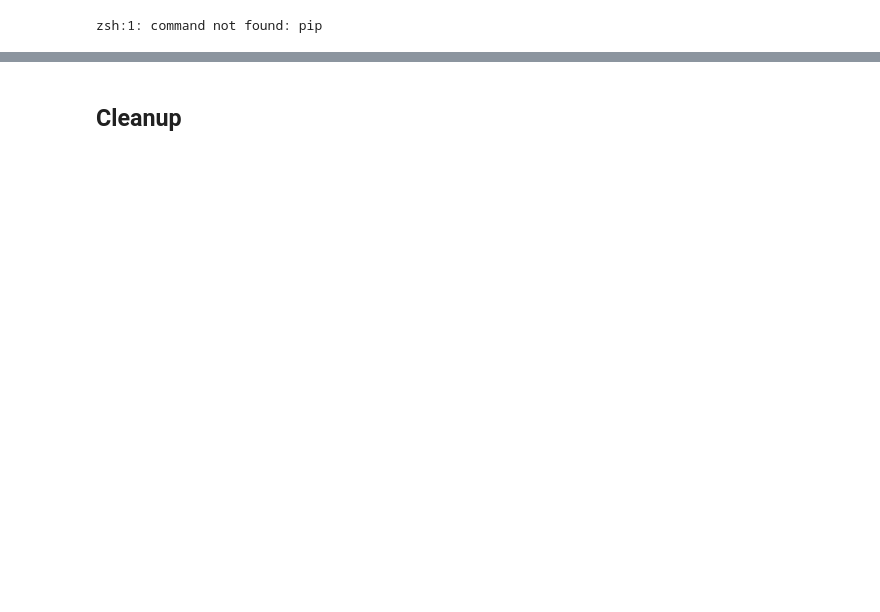
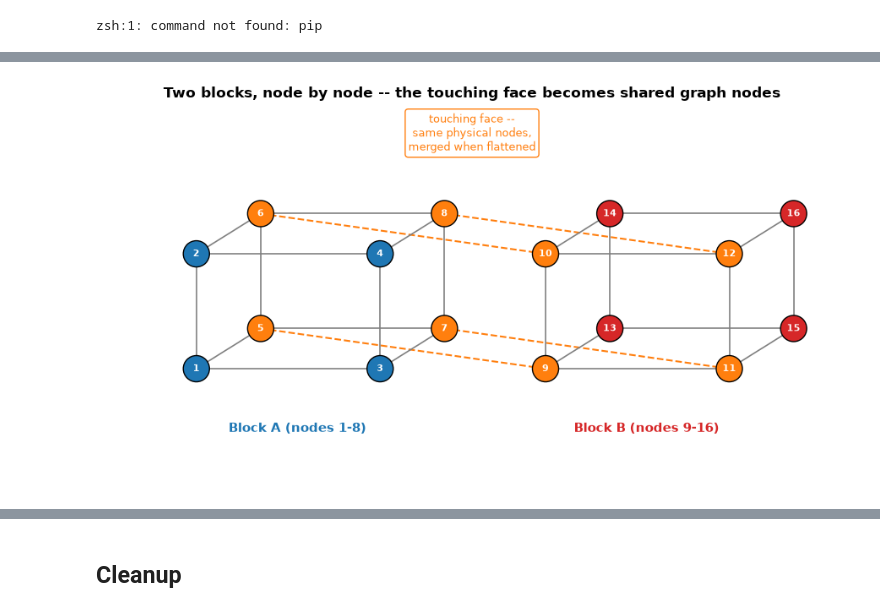
Before and after one commit to nasa/Plot3D_utilities, a Jupyter notebook: colab/Plot3D_Flatten.ipynb, the cells around one changed output, grey strips where cells are left out. Saved outputs shown, nothing was run; the diff lists cells and outputs as text; code cells hidden in the pictures; blank space fills up the shorter version.

```diff
--- a/colab/Plot3D_Flatten.ipynb
+++ b/colab/Plot3D_Flatten.ipynb
@@ -1502,17 +31,0 @@ Periodic cells are just neighbors in this graph -- the solver rotates the flux a
-# %%
-# Nodes carry BC info too: `point_bc_type` (decoded by `bc_type_legend`)
-# and the surface-membership CSR `point_surf_off`/`point_surf_ids`.
-rotating_code = [code for code, name in fmesh.bc_type_legend.items()
-                 if name == "rotating_wall"][0]
-node = int(np.nonzero(fmesh.point_bc_type == rotating_code)[0][0])
-print(f"node {node} is a {fmesh.bc_type_legend[rotating_code]!r} "
-      f"(point_bc_type={rotating_code}) -- the hub we just made rotate")
-
-boundary_node = int(np.nonzero(fmesh.point_surf_off[1:] > fmesh.point_surf_off[:-1])[0][0])
-lo, hi = int(fmesh.point_surf_off[boundary_node]), int(fmesh.point_surf_off[boundary_node + 1])
-member_ids = fmesh.point_surf_ids[lo:hi].tolist()
-print(f"node {boundary_node} belongs to surface id(s) {member_ids} "
-      f"({[fmesh.surface_ids[s] for s in member_ids]})")
-
-print("\nboundary_conditions (resolved physics per surface id):")
-pp.pprint(fmesh.boundary_conditions)
@@ -1641,0 +70,62 @@ block-level description the solver expands from.
+# %%
+def cube_graph(base_id, x_origin, color):
+    """8 corner nodes of a unit cube, id = base_id + 4*i + 2*j + k + 1,
+    laid out with a slight (i-axis) skew so the cube reads as 3D on a flat
+    2D plot. Returns the graph, its node positions, and the two node id
+    lists for the i=0 and i=1 faces (the ones that can touch a neighbor)."""
+    G = nx.Graph()
+    pos, ids = {}, {}
+    for i in (0, 1):
+        for j in (0, 1):
+            for k in (0, 1):
+                nid = base_id + 4 * i + 2 * j + k + 1
+                ids[(i, j, k)] = nid
+                pos[nid] = (x_origin + j + 0.35 * i, k + 0.35 * i)
+                G.add_node(nid)
+    for i in (0, 1):
+        for j in (0, 1):
+            for k in (0, 1):
+                for di, dj, dk in [(1, 0, 0), (0, 1, 0), (0, 0, 1)]:
+                    ii, jj, kk = i + di, j + dj, k + dk
+                    if ii <= 1 and jj <= 1 and kk <= 1:
+                        G.add_edge(ids[(i, j, k)], ids[(ii, jj, kk)])
+    face_i0 = [ids[(0, j, k)] for j in (0, 1) for k in (0, 1)]
+    face_i1 = [ids[(1, j, k)] for j in (0, 1) for k in (0, 1)]
+    return G, pos, face_i0, face_i1
+
+
+GA, posA, A_i0, A_i1 = cube_graph(base_id=0, x_origin=0.0, color="tab:blue")
+GB, posB, B_i0, B_i1 = cube_graph(base_id=8, x_origin=1.9, color="tab:red")
+G = nx.compose(GA, GB)
+pos = {**posA, **posB}
+
+touching = set(A_i1) | set(B_i0)
+node_colors = ["tab:orange" if n in touching else ("tab:blue" if n <= 8 else "tab:red") for n in G.nodes]
+
+fig, ax = plt.subplots(figsize=(9, 5))
+nx.draw_networkx_edges(G, pos, ax=ax, edge_color="gray", width=1.2)
+nx.draw_networkx_nodes(G, pos, ax=ax, node_color=node_colors, node_size=500,
+                       edgecolors="black", linewidths=1.0)
+nx.draw_networkx_labels(G, pos, ax=ax, font_size=8, font_color="white", font_weight="bold")
+
+# weld lines: block A's i=1 face node <-> the matching block B i=0 face
+# node (matched by (j, k), i.e. "the corner in the same spot")
+for a, b in zip(A_i1, B_i0):
+    xa, ya = pos[a]
+    xb, yb = pos[b]
+    ax.plot([xa, xb], [ya, yb], linestyle="--", color="tab:orange", linewidth=1.5, zorder=0)
+
+ax.text(0.55, -0.55, "Block A (nodes 1-8)", ha="center", fontsize=11, fontweight="bold", color="tab:blue")
+ax.text(2.45, -0.55, "Block B (nodes 9-16)", ha="center", fontsize=11, fontweight="bold", color="tab:red")
+ax.text(1.5, 1.9, "touching face --\nsame physical nodes,\nmerged when flattened",
+        ha="center", fontsize=9, color="tab:orange",
+        bbox=dict(boxstyle="round,pad=0.3", facecolor="white", edgecolor="tab:orange"))
+ax.set_title("Two blocks, node by node -- the touching face becomes shared graph nodes",
+             fontsize=12, fontweight="bold")
+ax.axis("off")
+ax.set_xlim(-0.5, 3.5)
+ax.set_ylim(-1.0, 2.3)
+plt.tight_layout()
+plt.show()
+# %% [output]
+[figure, added]
```
Also changed, not shown: parts of 102 cells of this notebook, 4 other files.
